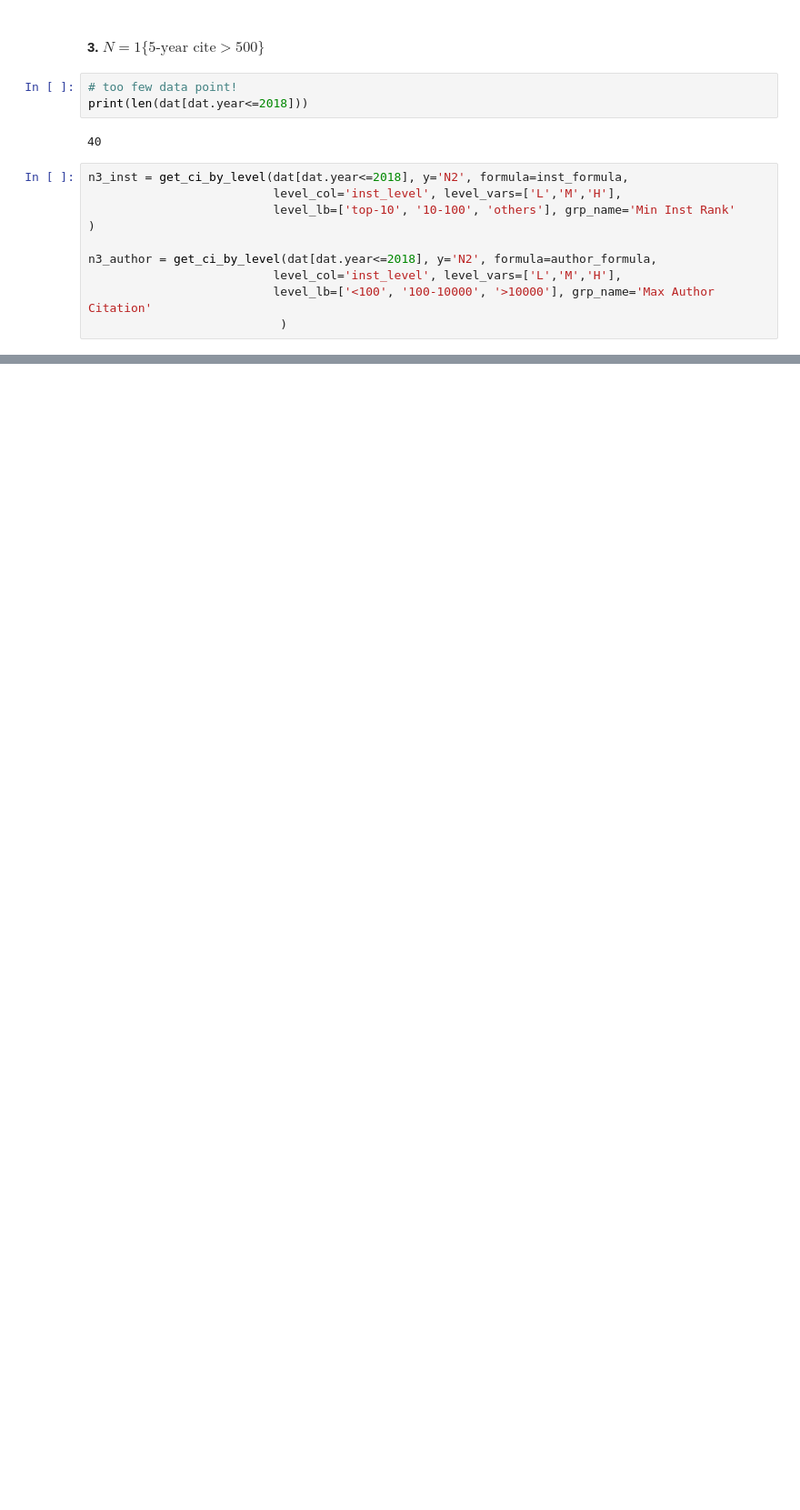
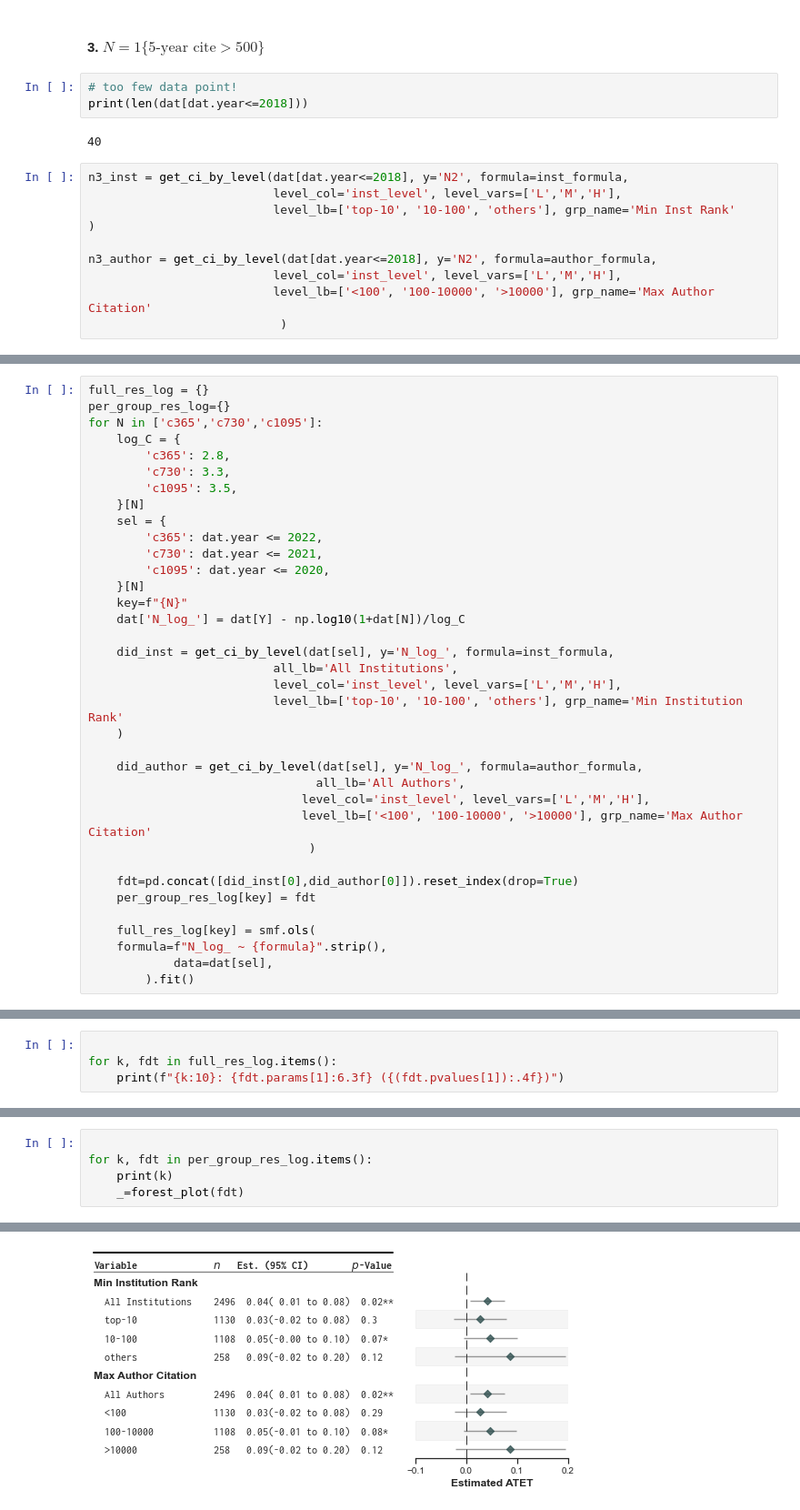
Before and after one commit to allenai/anonymity-period, a Jupyter notebook: notebook/noc_did_analysis.ipynb, the cells around one changed output, grey strips where cells are left out. Shown at 91% size. Cells and saved outputs as stored; diff of their text form; blank space fills up the shorter version.

```diff
--- a/notebook/noc_did_analysis.ipynb
+++ b/notebook/noc_did_analysis.ipynb
@@ -472,0 +691,36 @@ forest_plot(n3_inst[0],
+# %%
+full_res_log = {}
+per_group_res_log={}
+for N in ['c365','c730','c1095']:
+    log_C = {
+        'c365': 2.8,
+        'c730': 3.3,
+        'c1095': 3.5,
+    }[N]
+    sel = {
+        'c365': dat.year <= 2022,
+        'c730': dat.year <= 2021,
+        'c1095': dat.year <= 2020,
+    }[N]
+    key=f"{N}"
+    dat['N_log_'] = dat[Y] - np.log10(1+dat[N])/log_C
+
+    did_inst = get_ci_by_level(dat[sel], y='N_log_', formula=inst_formula,
+                          all_lb='All Institutions',
+                          level_col='inst_level', level_vars=['L','M','H'],
+                          level_lb=['top-10', '10-100', 'others'], grp_name='Min Institution Rank'
+    )
+
+    did_author = get_ci_by_level(dat[sel], y='N_log_', formula=author_formula,
+                                all_lb='All Authors',
+                              level_col='inst_level', level_vars=['L','M','H'],
+                              level_lb=['<100', '100-10000', '>10000'], grp_name='Max Author Citation'
+                               )
+
+    fdt=pd.concat([did_inst[0],did_author[0]]).reset_index(drop=True)
+    per_group_res_log[key] = fdt
+
+    full_res_log[key] = smf.ols(
+    formula=f"N_log_ ~ {formula}".strip(),
+            data=dat[sel],
+        ).fit()
@@ -472,0 +729,4 @@ forest_plot(n3_inst[0],
+# %%
+
+for k, fdt in full_res_log.items():
+    print(f"{k:10}: {fdt.params[1]:6.3f} ({(fdt.pvalues[1]):.4f})")
@@ -472,0 +737,6 @@ forest_plot(n3_inst[0],
+# %%
+
+for k, fdt in per_group_res_log.items():
+    print(k)
+    _=forest_plot(fdt)
+# %% [output]
@@ -472,0 +746 @@ forest_plot(n3_inst[0],
+[figure, added]
```
Also changed, not shown: parts of 58 cells of this notebook.
